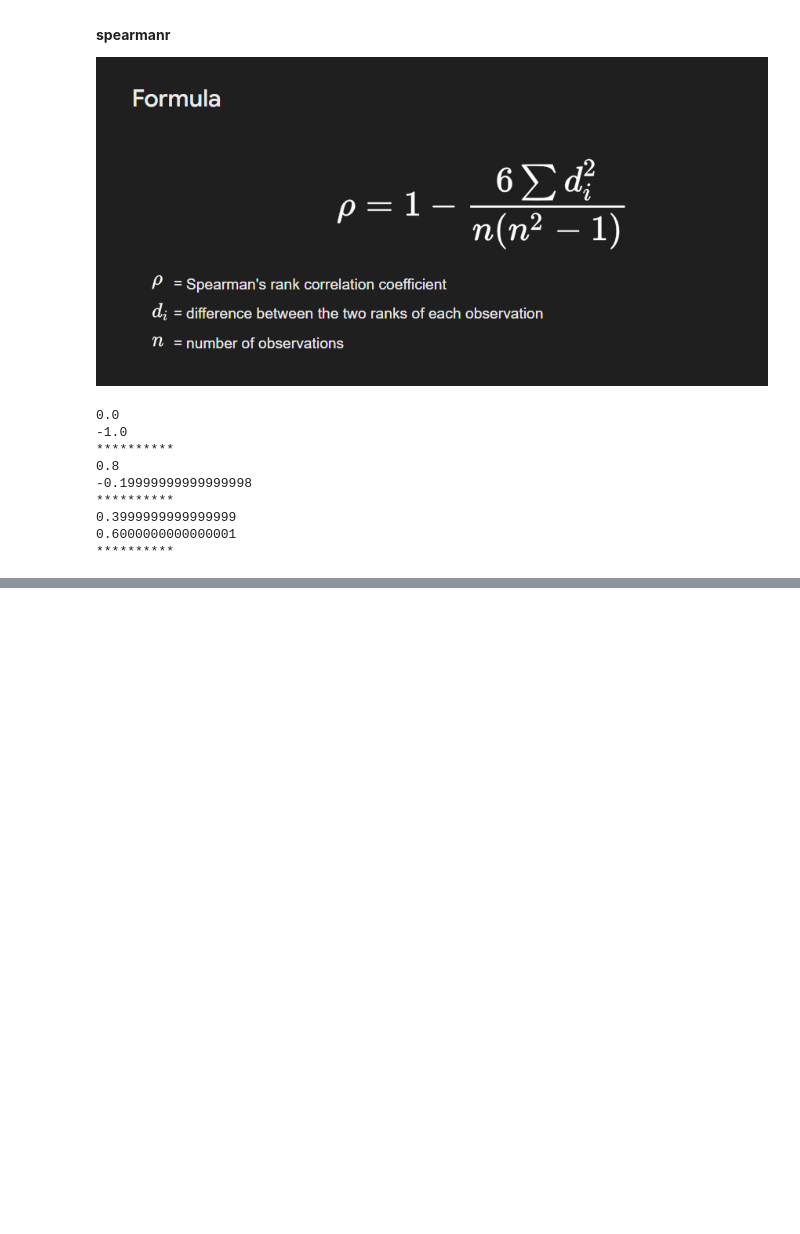
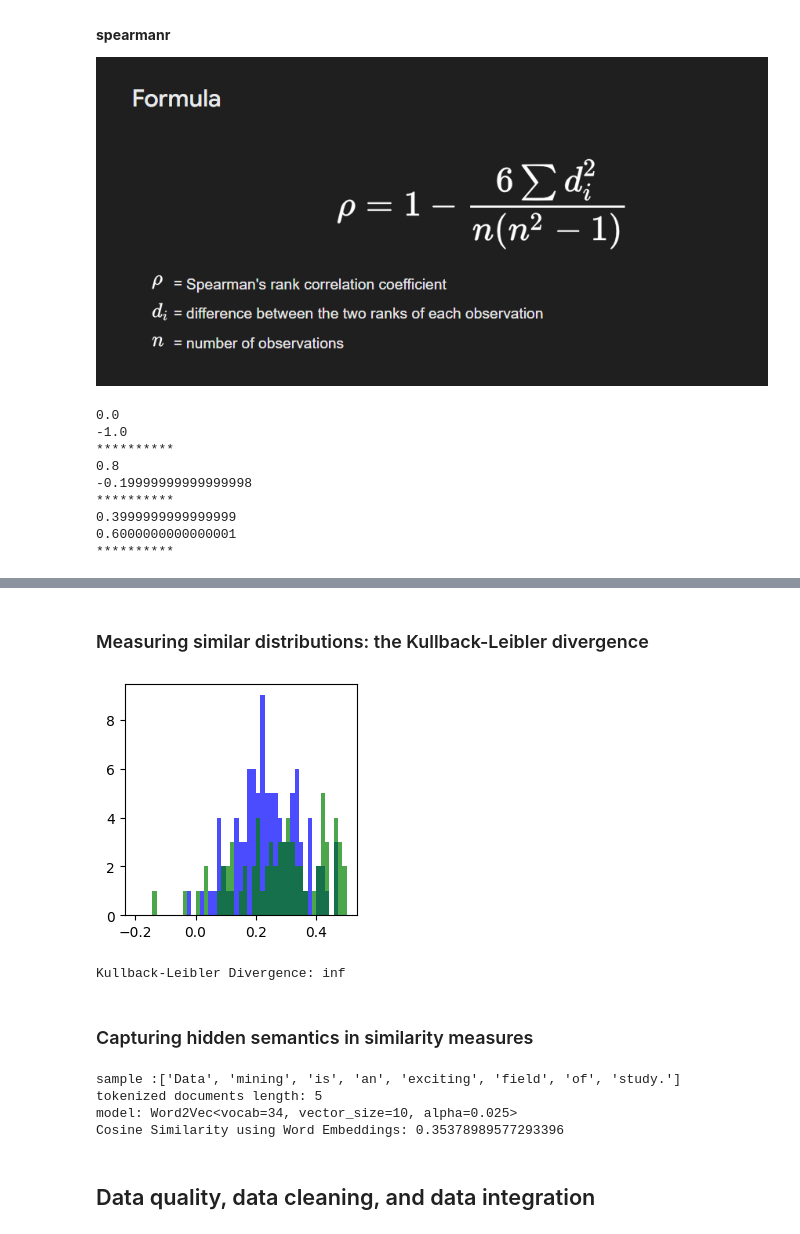
Before and after one commit to amirabbasgashtil/data-mining-course, a Jupyter notebook: notebooks/Han_chapter2.ipynb, the cells around one changed output, grey strips where cells are left out. Cells and saved outputs as stored; diff of their text form; code cells hidden in the pictures; blank space fills up the shorter version.

```diff
--- a/notebooks/Han_chapter2.ipynb
+++ b/notebooks/Han_chapter2.ipynb
@@ -466,0 +546,53 @@ print(spearman_corr, end="\n**********\n")
+# %% [markdown]
+### Measuring similar distributions: the Kullback-Leibler divergence
+# %%
+import numpy as np
+from scipy.stats import entropy
+import matplotlib.pyplot as plt
+
+
+distribution1 = np.random.normal(0.25, 0.1, 100)
+distribution2 = np.random.normal(0.4, 0.2, 100)
+
+plt.figure(figsize=(3,3))
+bins = np.linspace(-0.2, 0.5, 50)
+plt.hist(distribution1, bins, alpha=0.7, color='blue')
+plt.hist(distribution2, bins, alpha=0.7, color='green')
+plt.show()
+kl_divergence = entropy(distribution1, distribution2)
+print(f"Kullback-Leibler Divergence: {kl_divergence}")
+# %% [output]
+[figure, added]
+Kullback-Leibler Divergence: inf
+# %% [markdown]
+###  Capturing hidden semantics in similarity measures
+# %%
+from gensim.models import Word2Vec
+from sklearn.metrics.pairwise import cosine_similarity
+
+# Example dataset with text documents
+documents = [
+    "Data mining is an exciting field of study.",
+    "Machine learning techniques are used for data analysis.",
+    "Python programming is widely used in data science applications.",
+    "python and R both are used in Data.",
+    "python has a bunch of libraries that help data-scientists."
+]
+
+# Tokenize the documents into words
+tokenized_documents = [doc.split() for doc in documents]
+print(f"sample :{tokenized_documents[0]}")
+print(f"tokenized documents length: {len(tokenized_documents)}")
+# Train a Word2Vec model on the tokenized documents
+model = Word2Vec(tokenized_documents, vector_size=10, window=3, min_count=1, workers=4)
+print(f"model: {model}")
+# Calculate cosine similarity using word embeddings
+embedding_similarity = cosine_similarity([model.wv['python']], [model.wv['R']])
+print(f"Cosine Similarity using Word Embeddings: {embedding_similarity[0][0]}")
+# %% [output]
+sample :['Data', 'mining', 'is', 'an', 'exciting', 'field', 'of', 'study.']
+tokenized documents length: 5
+model: Word2Vec<vocab=34, vector_size=10, alpha=0.025>
+Cosine Similarity using Word Embeddings: 0.35378989577293396
+# %% [markdown]
+##  Data quality, data cleaning, and data integration
```
Also changed, not shown: parts of 5 cells of this notebook.
